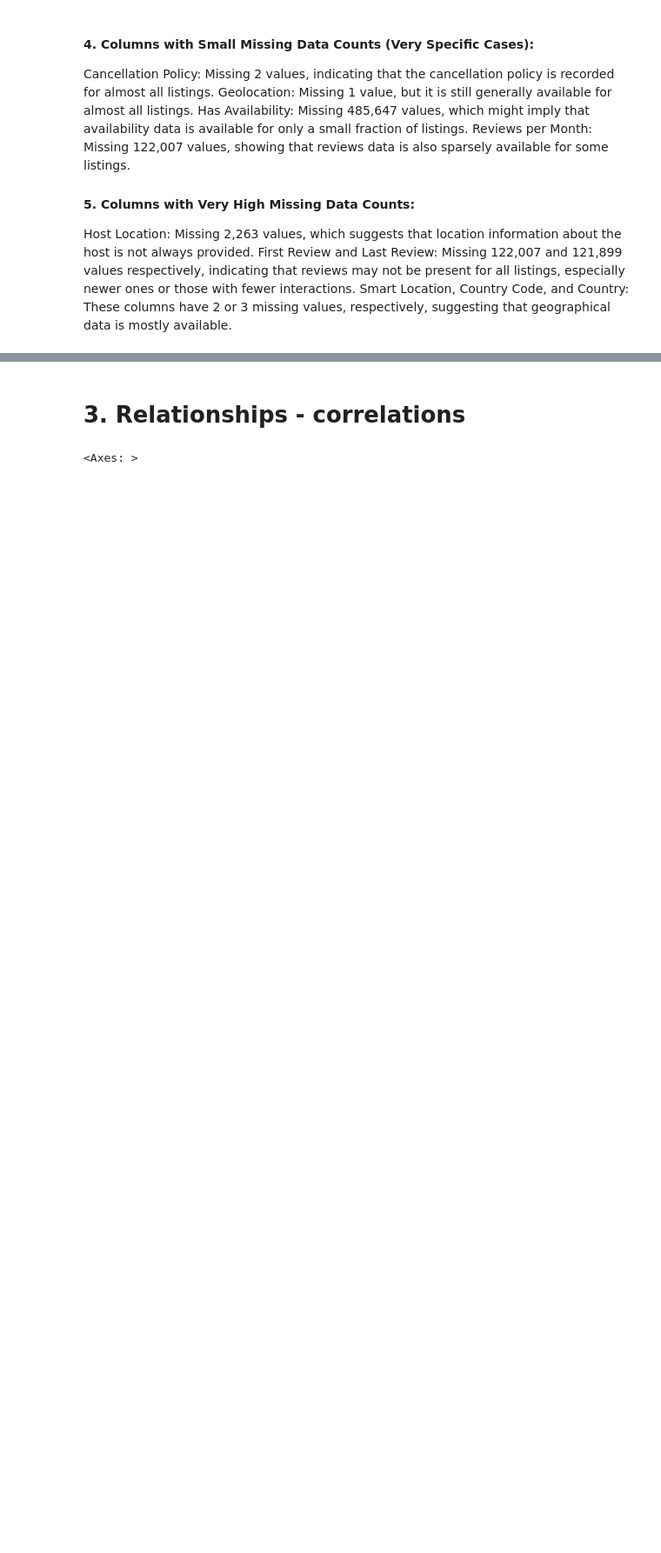
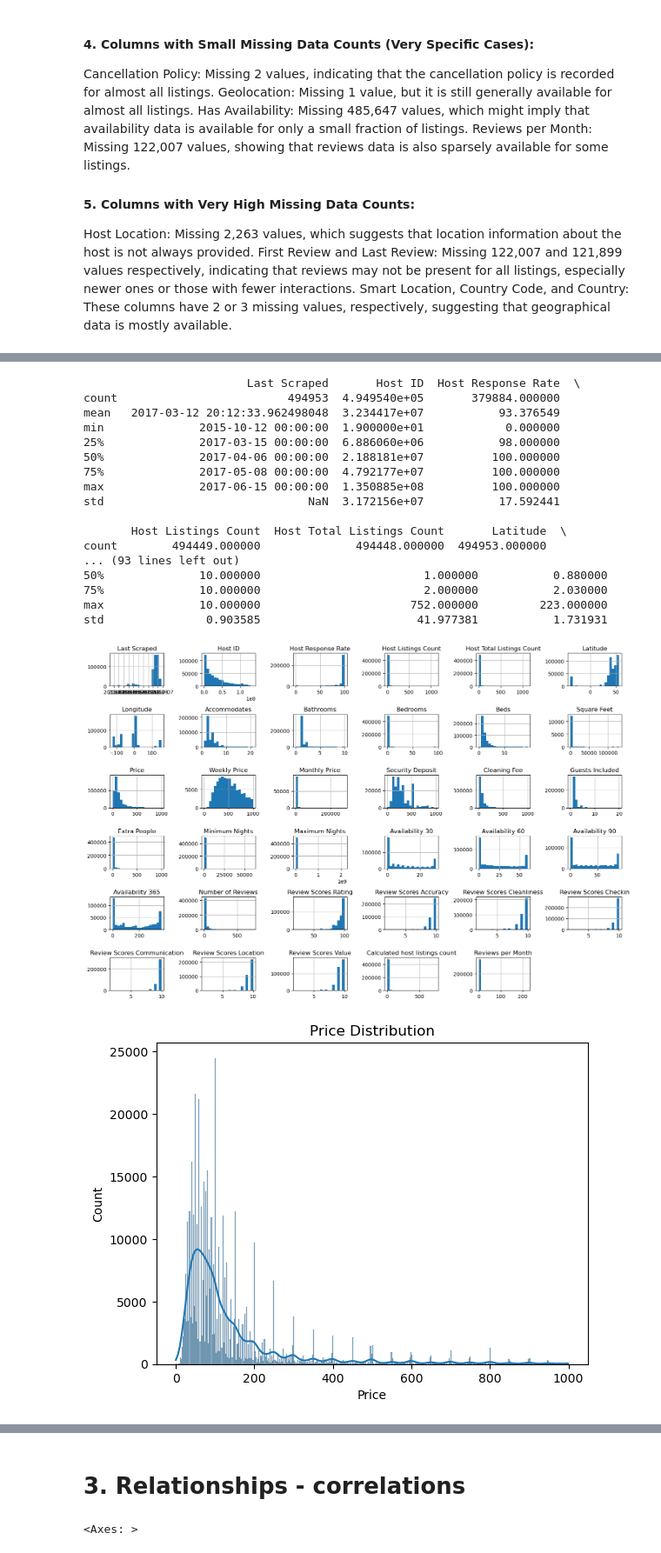
Before and after one commit to deerings/Capstone, a Jupyter notebook: Capstone Code.ipynb, the cells around one changed output, grey strips where cells are left out. Shown at 87% size. Cells and saved outputs as stored; diff of their text form; code cells hidden in the pictures; blank space fills up the shorter version.

```diff
--- a/Capstone Code.ipynb
+++ b/Capstone Code.ipynb
@@ -134,0 +173,11 @@ Smart Location, Country Code, and Country: These columns have 2 or 3 missing val
+# %%
+# Convert the 'Last Scraped' column to datetime format, coerce errors (set invalid parsing as NaT)
+df['Last Scraped'] = pd.to_datetime(df['Last Scraped'], errors='coerce')
+
+# Get the earliest scrape date (min) and the most recent scrape date (max)
+earliest_scrape = df['Last Scraped'].min()
+recent_scrape = df['Last Scraped'].max()
+
+# Print the earliest and most recent scrape dates
+print(f"The earliest scrape date is: {earliest_scrape}")
+print(f"The most recent scrape date is: {recent_scrape}")
@@ -134,0 +208,36 @@ Smart Location, Country Code, and Country: These columns have 2 or 3 missing val
+# %%
+import matplotlib.pyplot as plt
+import seaborn as sns
+
+# Display summary statistics for numerical columns
+print(df.describe())
+
+# Plot histograms for numerical variables
+df.hist(bins=20, figsize=(15, 10))
+plt.tight_layout()
+plt.show()
+
+# Plot individual distributions for key numerical variables like Price
+sns.histplot(df['Price'], kde=True)
+plt.title('Price Distribution')
+plt.show()
+# %% [output]
+                        Last Scraped       Host ID  Host Response Rate  \
+count                         494953  4.949540e+05       379884.000000
+mean   2017-03-12 20:12:33.962498048  3.234417e+07           93.376549
+min              2015-10-12 00:00:00  1.900000e+01            0.000000
+25%              2017-03-15 00:00:00  6.886060e+06           98.000000
+50%              2017-04-06 00:00:00  2.188181e+07          100.000000
+75%              2017-05-08 00:00:00  4.792177e+07          100.000000
+max              2017-06-15 00:00:00  1.350885e+08          100.000000
+std                              NaN  3.172156e+07           17.592441
+
+       Host Listings Count  Host Total Listings Count       Latitude  \
+count        494449.000000              494448.000000  494953.000000
+... (93 lines left out)
+50%              10.000000                        1.000000           0.880000
+75%              10.000000                        2.000000           2.030000
+max              10.000000                      752.000000         223.000000
+std               0.903585                       41.977381           1.731931
+[figure, added]
+[figure, added]
```
Also changed, not shown: parts of 21 cells of this notebook.
